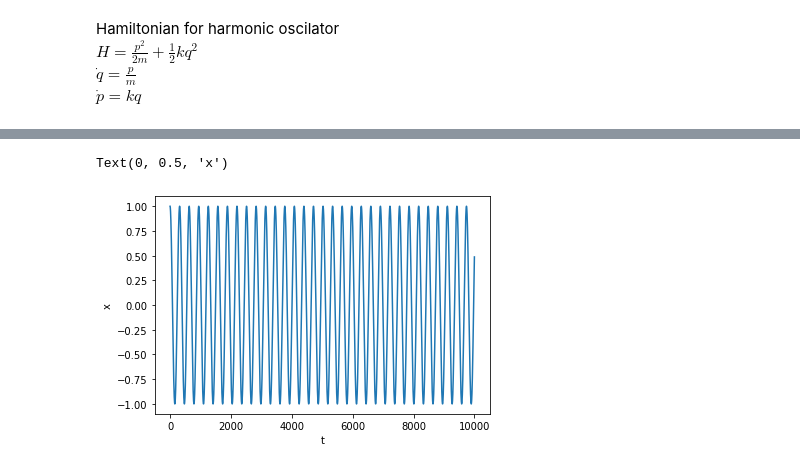
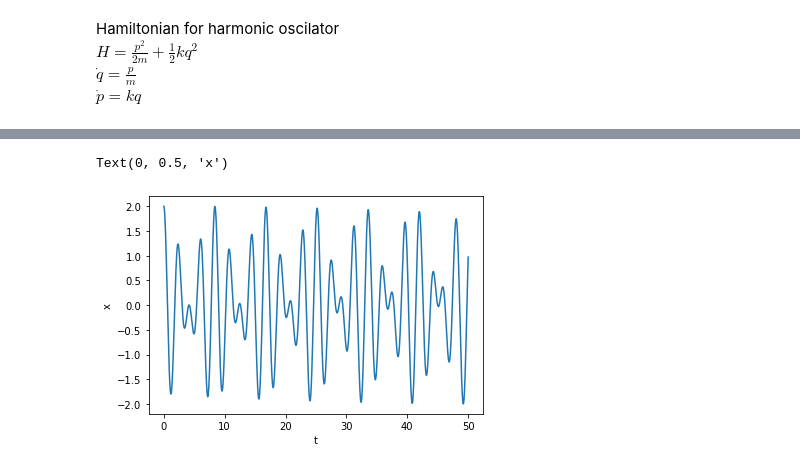
Before and after one commit to mpenwarden/RNN-Physics, a Jupyter notebook: Harmonic_git.ipynb, the cells around one changed output, grey strips where cells are left out. Saved outputs shown, nothing was run; the diff lists cells and outputs as text; code cells hidden in the pictures.

```diff
--- a/Harmonic_git.ipynb
+++ b/Harmonic_git.ipynb
@@ -38,9 +39,11 @@ class Oscillator:
 k = 1
 m = 1
 dt = 0.02
-t_end = 200
+t_end = 50
 # IC's
 q = 1
 
-osc = Oscillator(q,k,m,dt,t_end)
-traj = osc.solve() #(q,p,t)
+osc_1 = Oscillator(q,k+4,m,dt,t_end)
+osc_2 = Oscillator(q,k+8,m,dt,t_end)
+
+traj = np.reshape(np.array(([osc_1.solve()[0] + osc_2.solve()[0]],[osc_1.solve()[1] + osc_2.solve()[1]],[osc_1.solve()[2]])),(3,osc_1.solve().shape[1])) #(q,p,t)
@@ -47,6 +62,6 @@ traj = osc.solve() #(q,p,t)
 # %%
-plt.plot(traj[0])
+plt.plot(traj[2],traj[0])
 plt.xlabel('t'); plt.ylabel('x')
 # %% [output]
 Text(0, 0.5, 'x')
-[figure, old version]
+[figure, new version]
```
Also changed, not shown: parts of 22 cells of this notebook.
